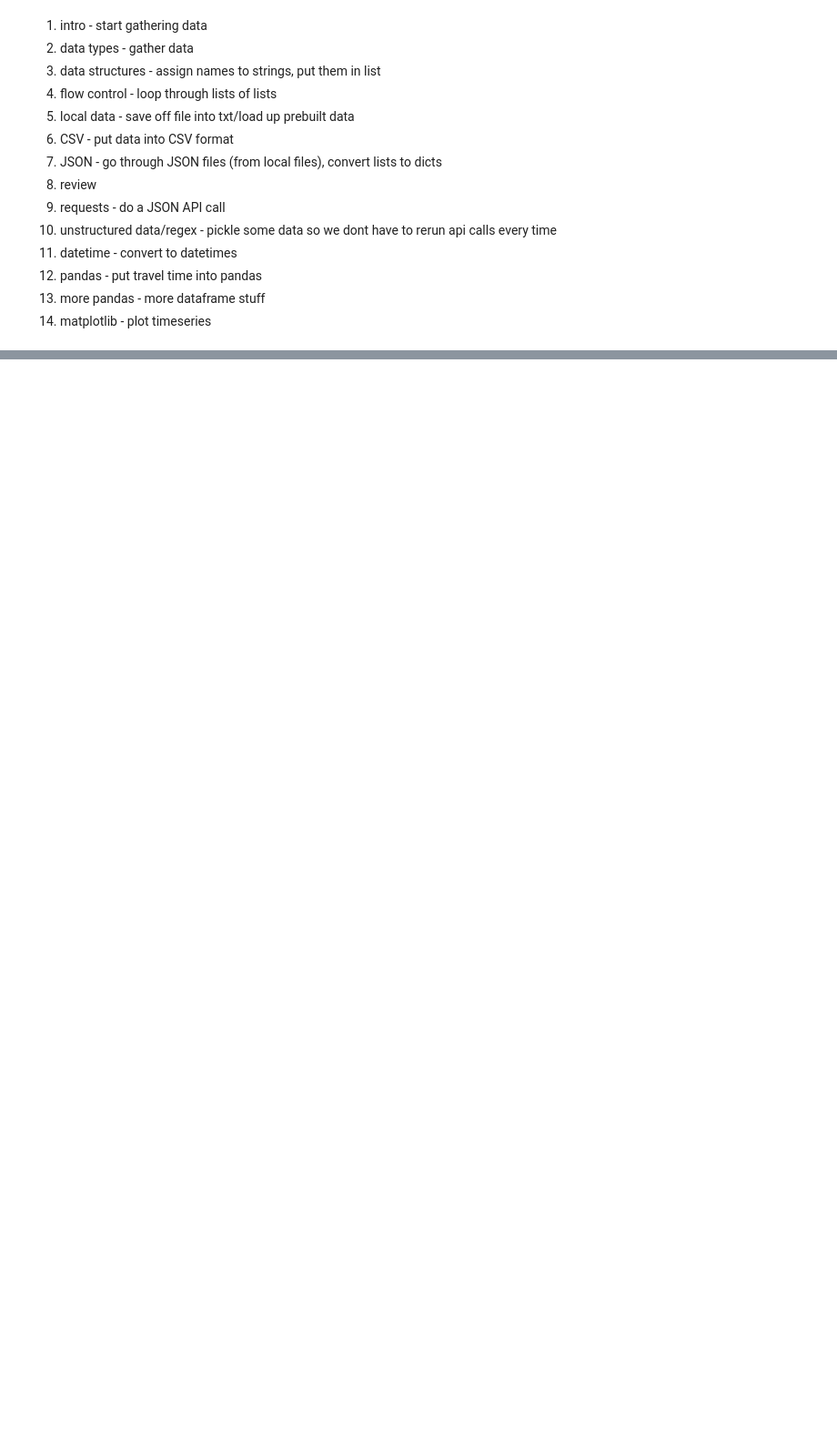
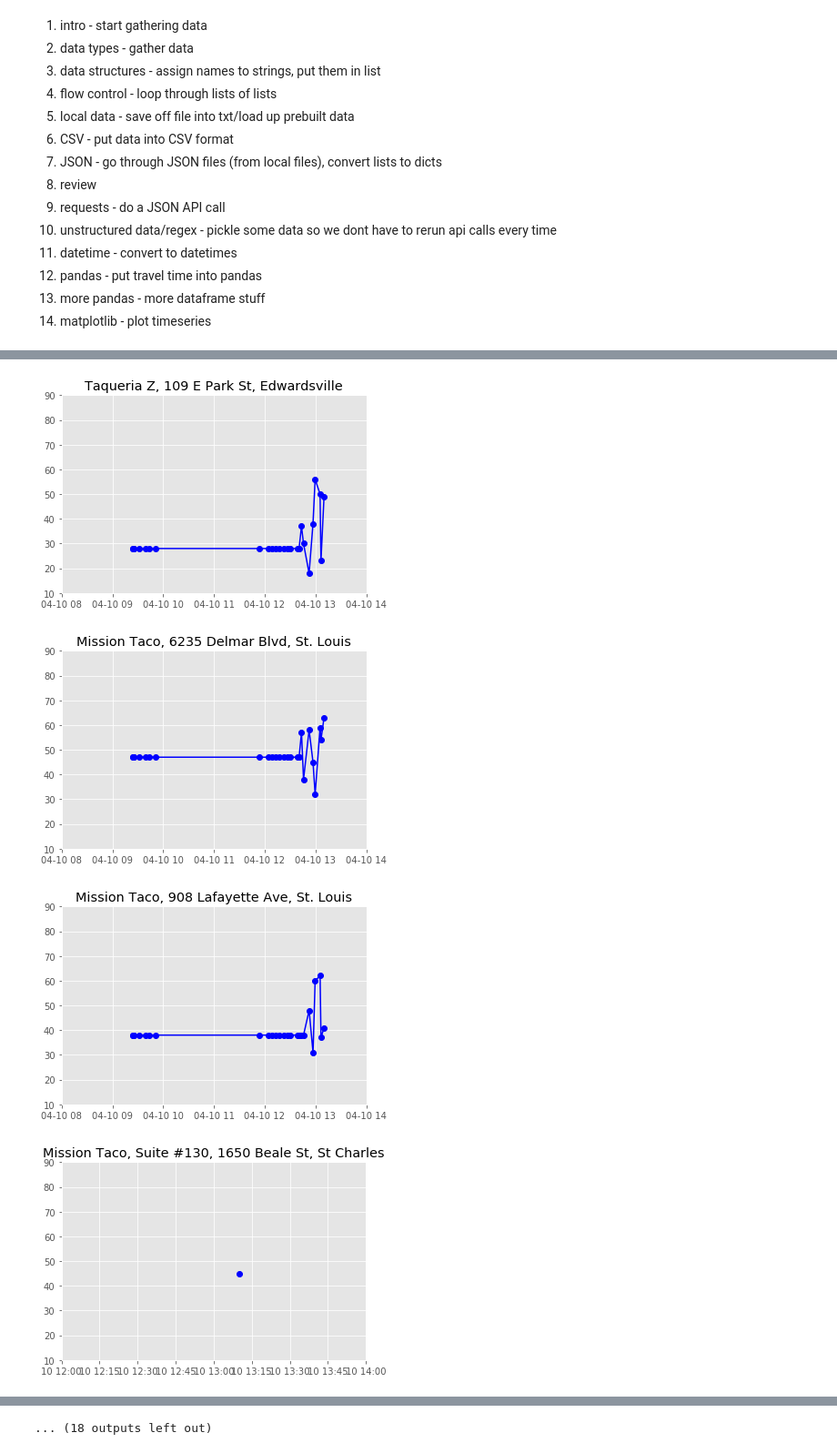
Before and after one commit to jkruszynski/csci2010demo, a Jupyter notebook: demo.ipynb, the cells around one changed output, grey strips where cells are left out. Shown: that part at 91% size. Cells and saved outputs as stored; diff of their text form; code cells hidden in the pictures; blank space fills up the shorter version.

Commit message:
Update with visuals

```diff
--- a/demo.ipynb
+++ b/demo.ipynb
@@ -90,21 +139,24 @@ for i in class_list:
         sub_list["API URL"] = api_url
         #sub_list["API Response"] = maps_api
 # %%
-from datetime import datetime
-for sub_list in class_list:
-    for place in sub_list:
-        for location in place['Location']:
+def pull_drive_time(big_list):
+    for sub_list in big_list:
+        for place in sub_list:
+            for location in place['Location']:
 
-            #print(place['place_id'])
-            directions_api ="https://maps.googleapis.com/maps/api/directions/json?key=AIzaSyAtzVz-LSwBuHo0IpT_c8I1Wh9yw_rGIj8&origin=1115+Broadway+Highland+IL+62249&"
-            directions_api += "destination=" + location['Address'].replace(' ', '+')
+                #print(place['place_id'])
+                directions_api ="https://maps.googleapis.com/maps/api/directions/json?key=AIzaSyAtzVz-LSwBuHo0IpT_c8I1Wh9yw_rGIj8&origin=1115+Broadway+Highland+IL+62249&"
+                directions_api += "destination=" + location['Address'].replace(' ', '+')
 
-            response = requests.get(directions_api)
-            response_json = response.json()
+                response = requests.get(directions_api)
+                response_json = response.json()
 
-            if float(response_json['routes'][0]['legs'][0]['distance']['text'].split()[0]) < 60:
+                if float(response_json['routes'][0]['legs'][0]['distance']['text'].split()[0]) < 60:
 
-                if 'drive_time' in location.keys():
-                    location['drive_time'].append(datetime.now(), response_json['routes'][0]['legs'][0]['duration']['text'])
+                    if 'drive_time' in location.keys():
+                        location['drive_time'].append([datetime.now(), random_drive_time(int(response_json['routes'][0]['legs'][0]['duration']['text'].split()[0]))])
+                    else:
+                        location['drive_time'] = [[datetime.now(), response_json['routes'][0]['legs'][0]['duration']['text']]]
                 else:
-                    location['drive_time'] = [datetime.now(), response_json['routes'][0]['legs'][0]['duration']['text']]
+                    location['drive_time'] = [[datetime.now(), 45]]
+    pickleme()
@@ -138,3 +188,11 @@ print(directions_api)
 r = requests.get(directions_api)
 r = r.json()
 pprint(r['routes'][0]['legs'][0]['distance']['text'])
+# %%
+pull_drive_time(class_list)
+plot_data(class_list, 'bo')
+# %% [output]
+[figure, added]
+[figure, added]
+[figure, added]
+[figure, added]
@@ -140,0 +207 @@ pprint(r['routes'][0]['legs'][0]['distance']['text'])
+... (18 outputs left out)
```
Also changed, not shown: parts of 8 cells of this notebook.
